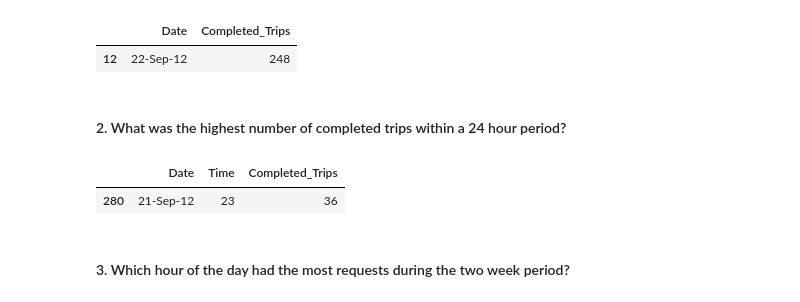
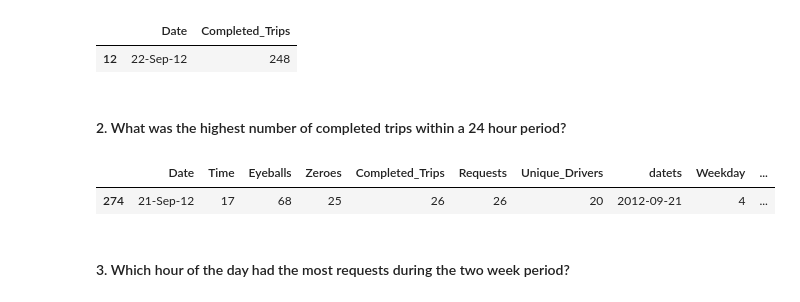
Before and after one commit to J-ZW-Wang/ss_data_project, a Jupyter notebook: Uber_Insights_from_City_Supply_and_Demand_Data/Insights_from_City_Supply_and_Demand_Data.ipynb, the cells around one changed output. Saved outputs shown, nothing was run; the diff lists cells and outputs as text; code cells hidden in the pictures.

```diff
--- a/Uber_Insights_from_City_Supply_and_Demand_Data/Insights_from_City_Supply_and_Demand_Data.ipynb
+++ b/Uber_Insights_from_City_Supply_and_Demand_Data/Insights_from_City_Supply_and_Demand_Data.ipynb
@@ -48,11 +63,13 @@ sd.groupby("Date", as_index=False)["Completed_Trips"].sum().nlargest(
 | 12 | 22-Sep-12 | 248 |
 # %% [markdown]
 #### 2. What was the highest number of completed trips within a 24 hour period?
-# %%
-sd.nlargest(1, "Completed_Trips", keep="all")[["Date", "Time", "Completed_Trips"]]
-# %% [output]
-|  | Date | Time | Completed_Trips |
-| 280 | 21-Sep-12 | 23 | 36 |
+# %%
+sd.assign(trips_24h=lambda x: x.Completed_Trips.rolling(24).sum().shift(-23)).nlargest(
+    1, "trips_24h"
+)
+# %% [output]
+|  | Date | Time | Eyeballs | Zeroes | Completed_Trips | Requests | Unique_Drivers | datets | Weekday | ... |
+| 274 | 21-Sep-12 | 17 | 68 | 25 | 26 | 26 | 20 | 2012-09-21 | 4 | ... |
 # %% [markdown]
 #### 3. Which hour of the day had the most requests during the two week period?
 # %%
```
Also changed, not shown: parts of 8 cells of this notebook.
